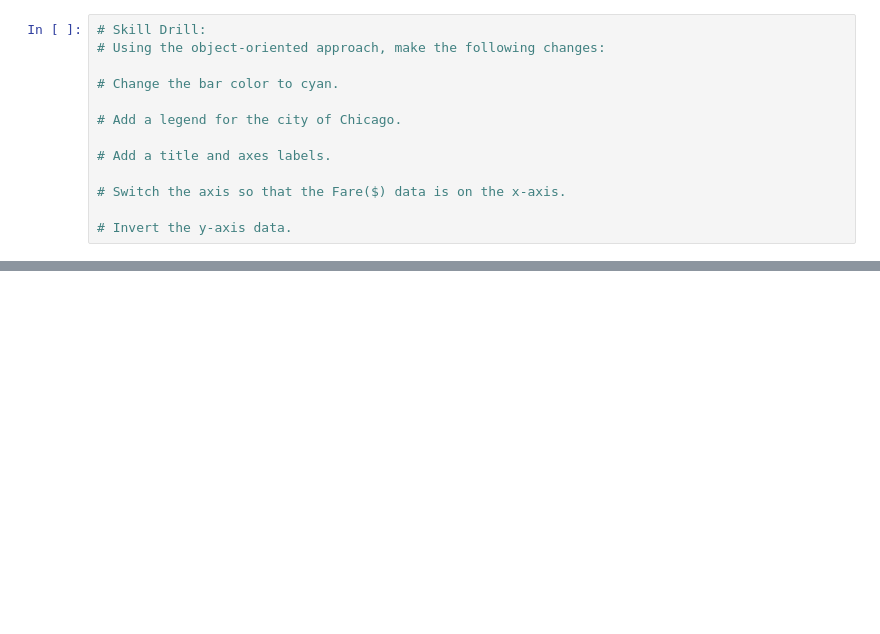
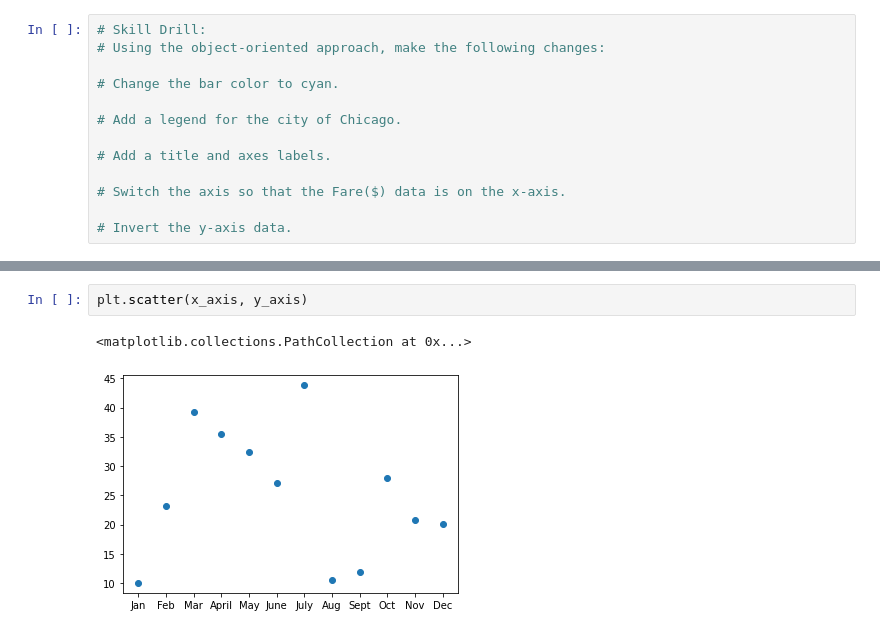
Before and after one commit to NikiNoel/PyBer_Analysis, a Jupyter notebook: matplotlib_practice2.ipynb, the cells around one changed output, grey strips where cells are left out. Cells and saved outputs as stored; diff of their text form; blank space fills up the shorter version.

```diff
--- a/matplotlib_practice2.ipynb
+++ b/matplotlib_practice2.ipynb
@@ -175,0 +207,5 @@ ax.barh(x_axis, y_axis)
+# %%
+plt.scatter(x_axis, y_axis)
+# %% [output]
+<matplotlib.collections.PathCollection at 0x...>
+[figure, added]
```
Also changed, not shown: parts of 16 cells of this notebook, 3 other files.
